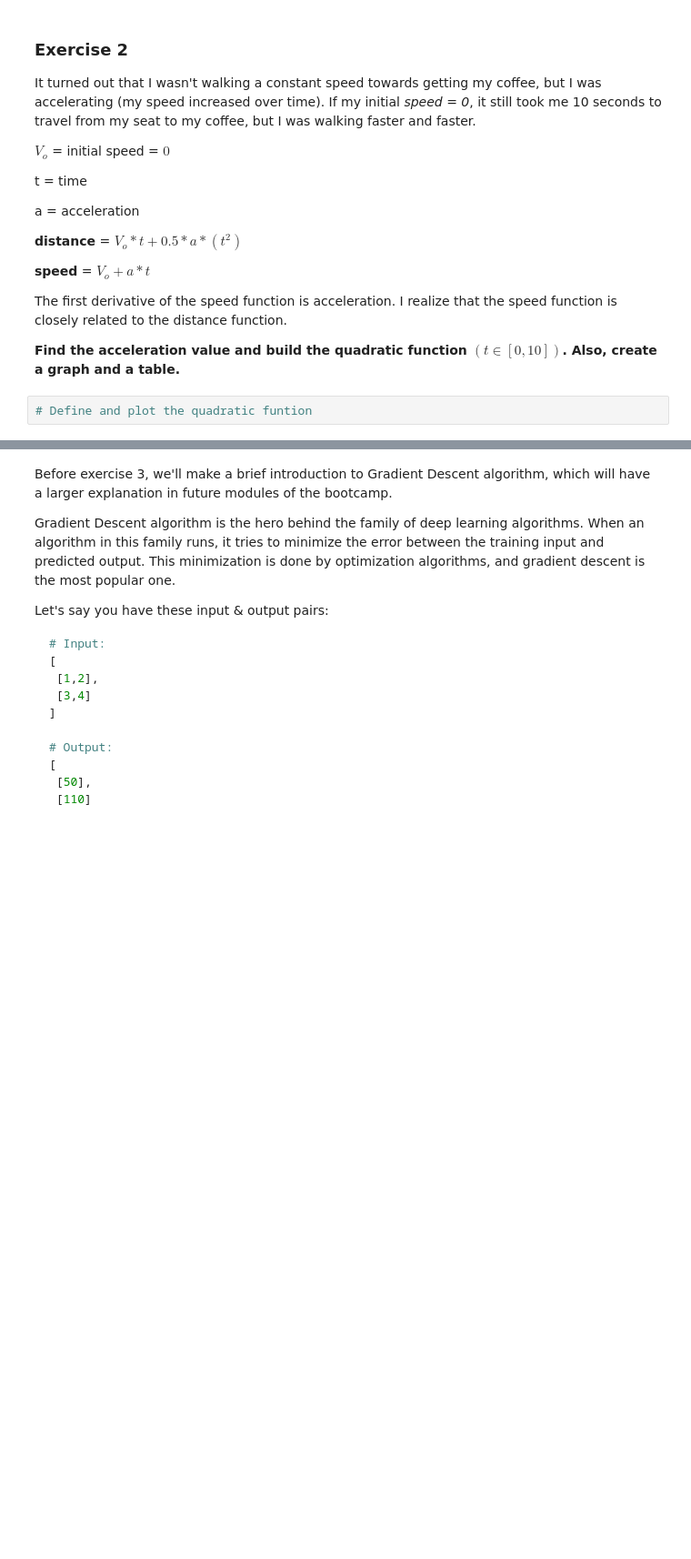
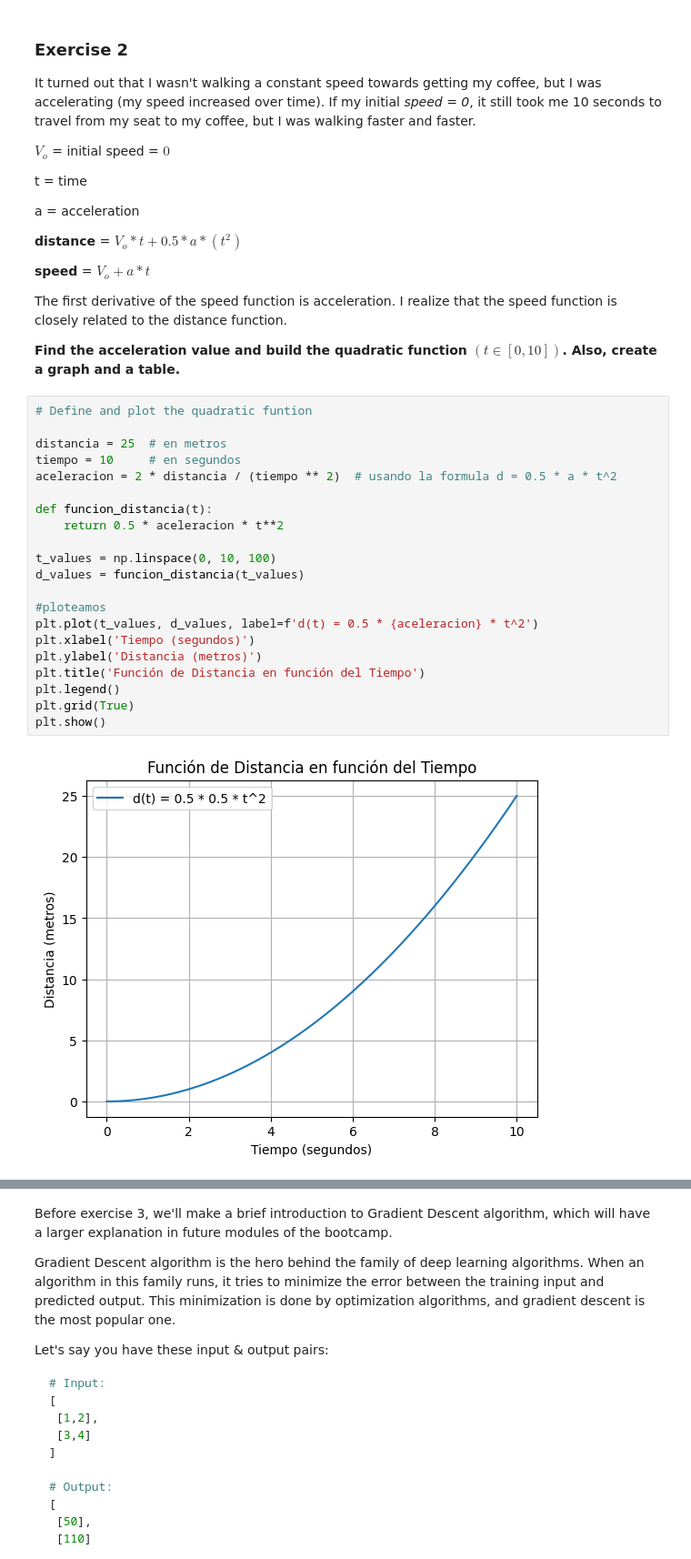
Before and after one commit to MelinaIo83/calculus-and-algebra-problems-with-python, a Jupyter notebook: notebook/problems.ipynb, the cells around one changed output, grey strips where cells are left out. Shown at 91% size. Cells and saved outputs as stored; diff of their text form; blank space fills up the shorter version.

```diff
--- a/notebook/problems.ipynb
+++ b/notebook/problems.ipynb
@@ -73,5 +84,26 @@ The first derivative of the speed function is acceleration. I realize that the s
 **Find the acceleration value and build the quadratic function  $(t ∈ [0,10])$. Also, create a graph and a table.**
 # %%
 # Define and plot the quadratic funtion
+
+distancia = 25  # en metros
+tiempo = 10     # en segundos
+aceleracion = 2 * distancia / (tiempo ** 2)  # usando la formula d = 0.5 * a * t^2
+
+def funcion_distancia(t):
+    return 0.5 * aceleracion * t**2
+
+t_values = np.linspace(0, 10, 100)
+d_values = funcion_distancia(t_values)
+
+#ploteamos
+plt.plot(t_values, d_values, label=f'd(t) = 0.5 * {aceleracion} * t^2')
+plt.xlabel('Tiempo (segundos)')
+plt.ylabel('Distancia (metros)')
+plt.title('Función de Distancia en función del Tiempo')
+plt.legend()
+plt.grid(True)
+plt.show()
+# %% [output]
+[figure, added]
 # %%
 # Create a DataFrame
```
Also changed, not shown: parts of 11 cells of this notebook, 1 other file.
